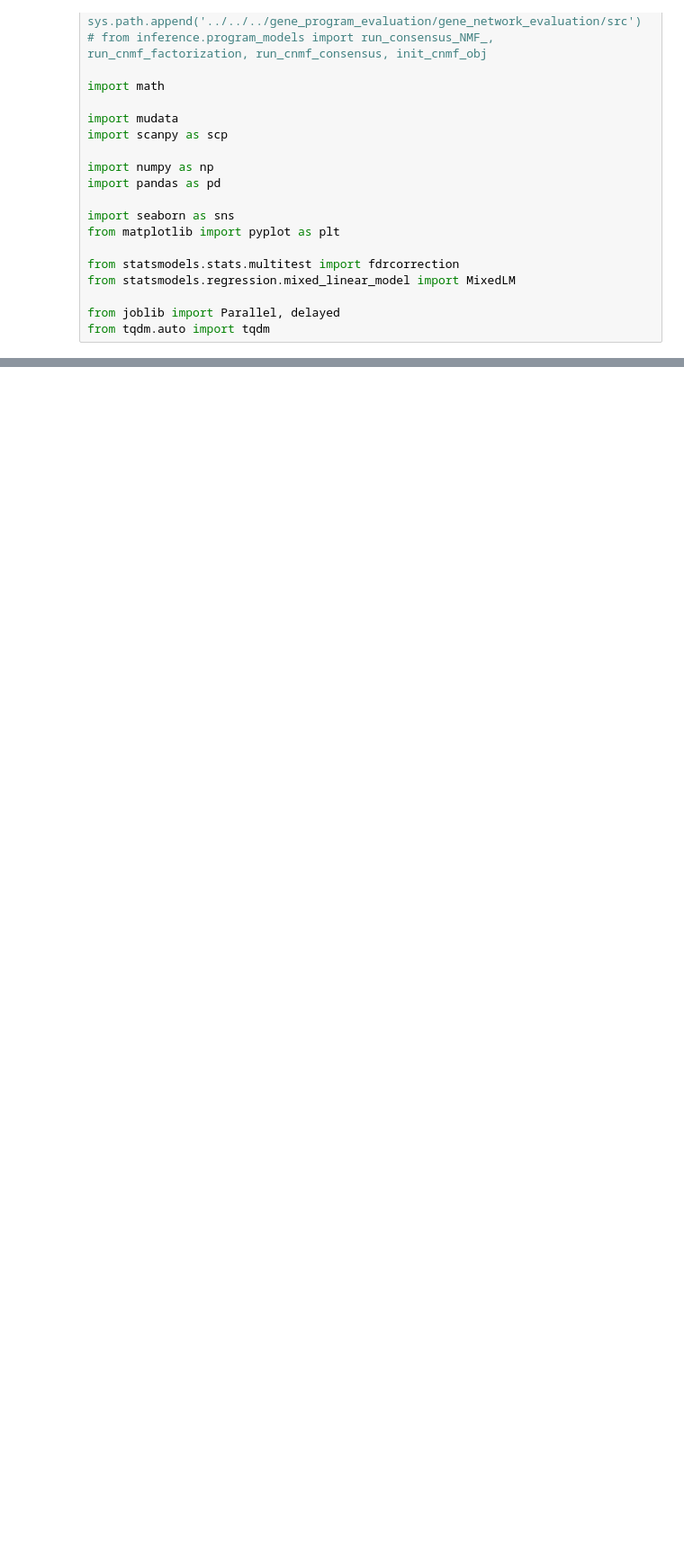
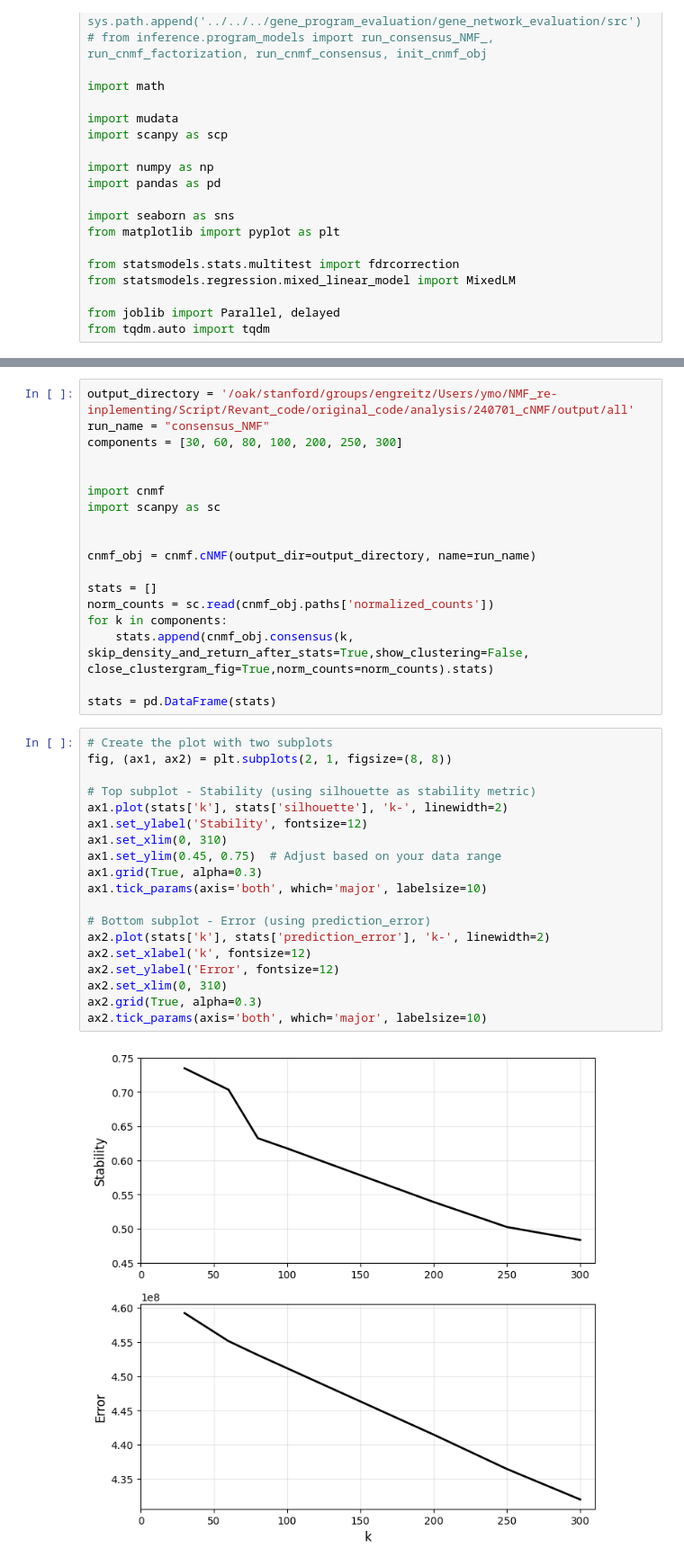
Before and after one commit to EngreitzLab/cNMF_benchmarking, a Jupyter notebook: cNMF_benchmakring_pipeline/Plotting/cNMF_k_selection.ipynb, the cells around one changed output, grey strips where cells are left out. Shown at 90% size. Saved outputs shown, nothing was run; the diff lists cells and outputs as text; blank space fills up the shorter version.

```diff
--- a/cNMF_benchmakring_pipeline/Plotting/cNMF_k_selection.ipynb
+++ b/cNMF_benchmakring_pipeline/Plotting/cNMF_k_selection.ipynb
@@ -22,0 +74,39 @@ from tqdm.auto import tqdm
+# %%
+output_directory = '/oak/stanford/groups/engreitz/Users/ymo/NMF_re-inplementing/Script/Revant_code/original_code/analysis/240701_cNMF/output/all'
+run_name = "consensus_NMF"
+components = [30, 60, 80, 100, 200, 250, 300]
+
+
+import cnmf
+import scanpy as sc
+
+
+cnmf_obj = cnmf.cNMF(output_dir=output_directory, name=run_name)
+
+stats = []
+norm_counts = sc.read(cnmf_obj.paths['normalized_counts'])
+for k in components:
+    stats.append(cnmf_obj.consensus(k, skip_density_and_return_after_stats=True,show_clustering=False, close_clustergram_fig=True,norm_counts=norm_counts).stats)
+
+stats = pd.DataFrame(stats)
+# %%
+# Create the plot with two subplots
+fig, (ax1, ax2) = plt.subplots(2, 1, figsize=(8, 8))
+
+# Top subplot - Stability (using silhouette as stability metric)
+ax1.plot(stats['k'], stats['silhouette'], 'k-', linewidth=2)
+ax1.set_ylabel('Stability', fontsize=12)
+ax1.set_xlim(0, 310)
+ax1.set_ylim(0.45, 0.75)  # Adjust based on your data range
+ax1.grid(True, alpha=0.3)
+ax1.tick_params(axis='both', which='major', labelsize=10)
+
+# Bottom subplot - Error (using prediction_error)
+ax2.plot(stats['k'], stats['prediction_error'], 'k-', linewidth=2)
+ax2.set_xlabel('k', fontsize=12)
+ax2.set_ylabel('Error', fontsize=12)
+ax2.set_xlim(0, 310)
+ax2.grid(True, alpha=0.3)
+ax2.tick_params(axis='both', which='major', labelsize=10)
+# %% [output]
+[figure, added]
```
Also changed, not shown: parts of 14 cells of this notebook, 14 other files.
